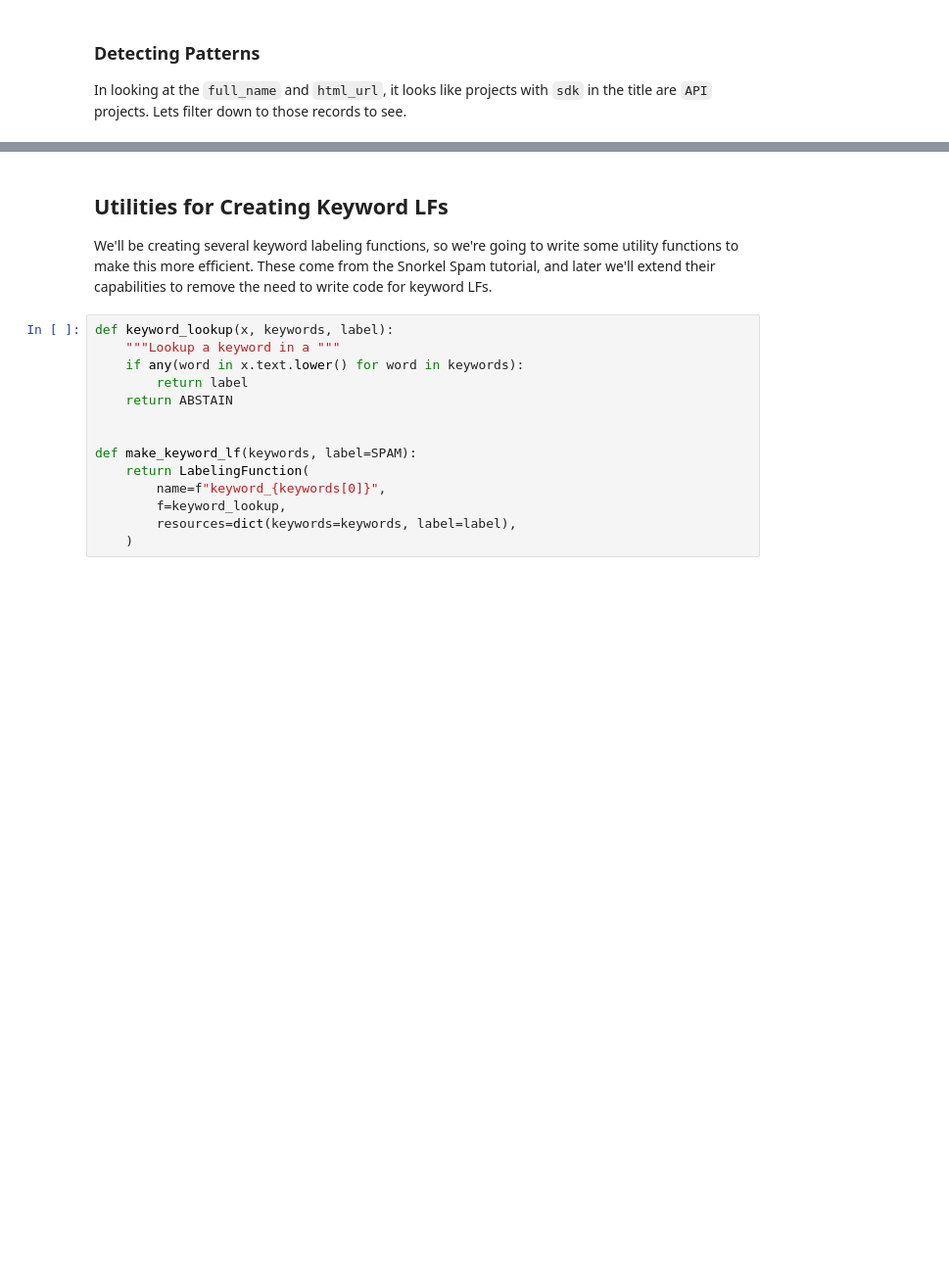
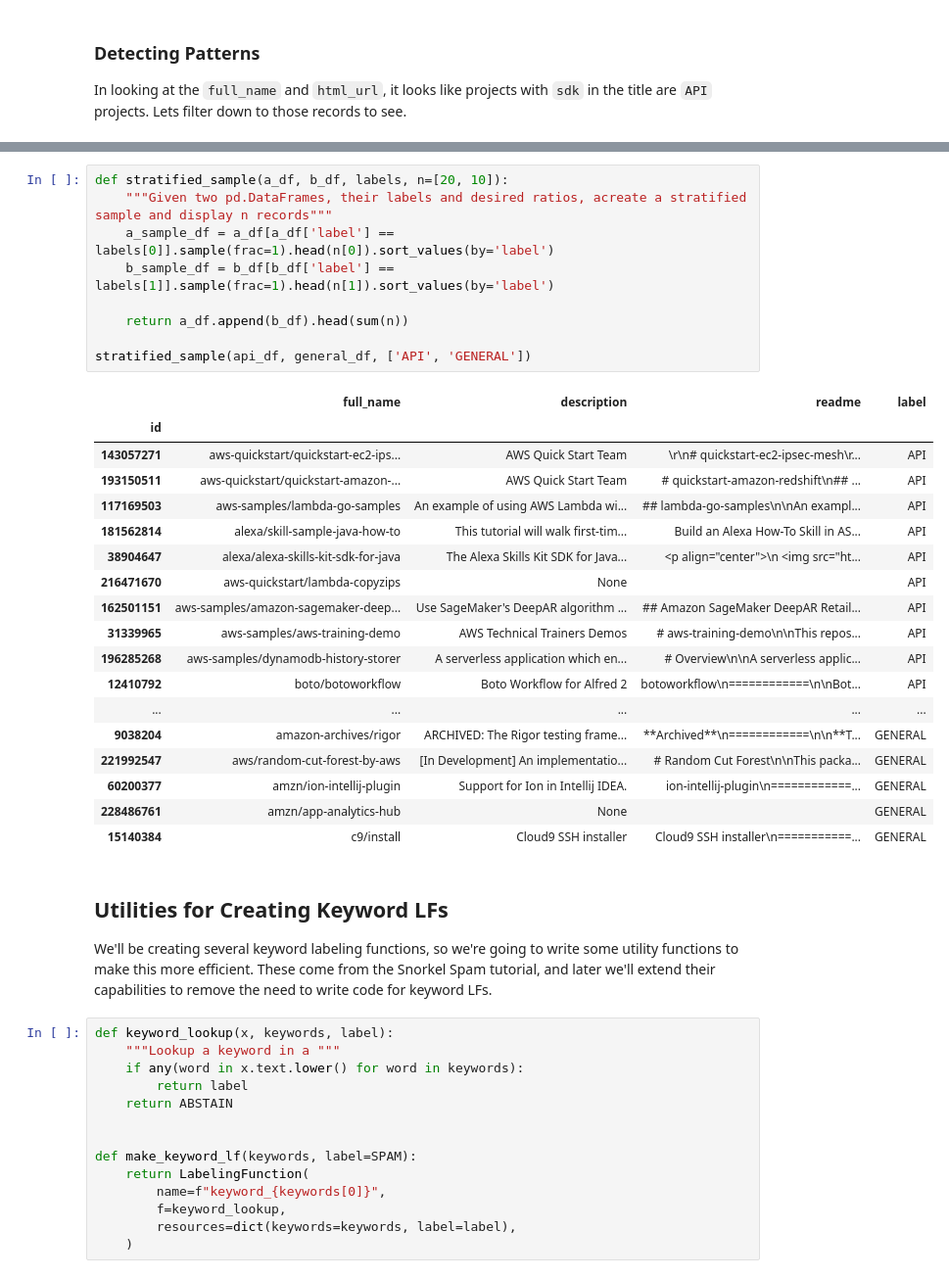
Before and after one commit to rjurney/weakly_supervised_learning_code, a Jupyter notebook: ch03/Introducing Snorkel.ipynb, the cells around one changed output, grey strips where cells are left out. Shown at 98% size. Cells and saved outputs as stored; diff of their text form; blank space fills up the shorter version.

```diff
--- a/ch03/Introducing Snorkel.ipynb
+++ b/ch03/Introducing Snorkel.ipynb
@@ -246,3 +338,31 @@ We need more than just one vote
+# %%
+def stratified_sample(a_df, b_df, labels, n=[20, 10]):
+    """Given two pd.DataFrames, their labels and desired ratios, acreate a stratified sample and display n records"""
+    a_sample_df = a_df[a_df['label'] == labels[0]].sample(frac=1).head(n[0]).sort_values(by='label')
+    b_sample_df = b_df[b_df['label'] == labels[1]].sample(frac=1).head(n[1]).sort_values(by='label')
+
+    return a_df.append(b_df).head(sum(n))
+
+stratified_sample(api_df, general_df, ['API', 'GENERAL'])
+# %% [output]
+|  | full_name | description | readme | label |
+| id |  |  |  |  |
+| 143057271 | aws-quickstart/quickstart-ec2-ips... | AWS Quick Start Team | \r\n# quickstart-ec2-ipsec-mesh\r... | API |
+| 193150511 | aws-quickstart/quickstart-amazon-... | AWS Quick Start Team | # quickstart-amazon-redshift\n## ... | API |
+| 117169503 | aws-samples/lambda-go-samples | An example of using AWS Lambda wi... | ## lambda-go-samples\n\nAn exampl... | API |
+| 181562814 | alexa/skill-sample-java-how-to | This tutorial will walk first-tim... | Build an Alexa How-To Skill in AS... | API |
+| 38904647 | alexa/alexa-skills-kit-sdk-for-java | The Alexa Skills Kit SDK for Java... | <p align="center">\n <img src="ht... | API |
+| 216471670 | aws-quickstart/lambda-copyzips | None |  | API |
+| 162501151 | aws-samples/amazon-sagemaker-deep... | Use SageMaker's DeepAR algorithm ... | ## Amazon SageMaker DeepAR Retail... | API |
+| 31339965 | aws-samples/aws-training-demo | AWS Technical Trainers Demos | # aws-training-demo\n\nThis repos... | API |
+| 196285268 | aws-samples/dynamodb-history-storer | A serverless application which en... | # Overview\n\nA serverless applic... | API |
+| 12410792 | boto/botoworkflow | Boto Workflow for Alfred 2 | botoworkflow\n============\n\nBot... | API |
+| ... | ... | ... | ... | ... |
+| 9038204 | amazon-archives/rigor | ARCHIVED: The Rigor testing frame... | **Archived**\n============\n\n**T... | GENERAL |
+| 221992547 | aws/random-cut-forest-by-aws | [In Development] An implementatio... | # Random Cut Forest\n\nThis packa... | GENERAL |
+| 60200377 | amzn/ion-intellij-plugin | Support for Ion in Intellij IDEA. | ion-intellij-plugin\n============... | GENERAL |
+| 228486761 | amzn/app-analytics-hub | None |  | GENERAL |
+| 15140384 | c9/install | Cloud9 SSH installer | Cloud9 SSH installer\n===========... | GENERAL |
 # %% [markdown]
 ## Utilities for Creating Keyword LFs
 
```
Also changed, not shown: parts of 22 cells of this notebook.
